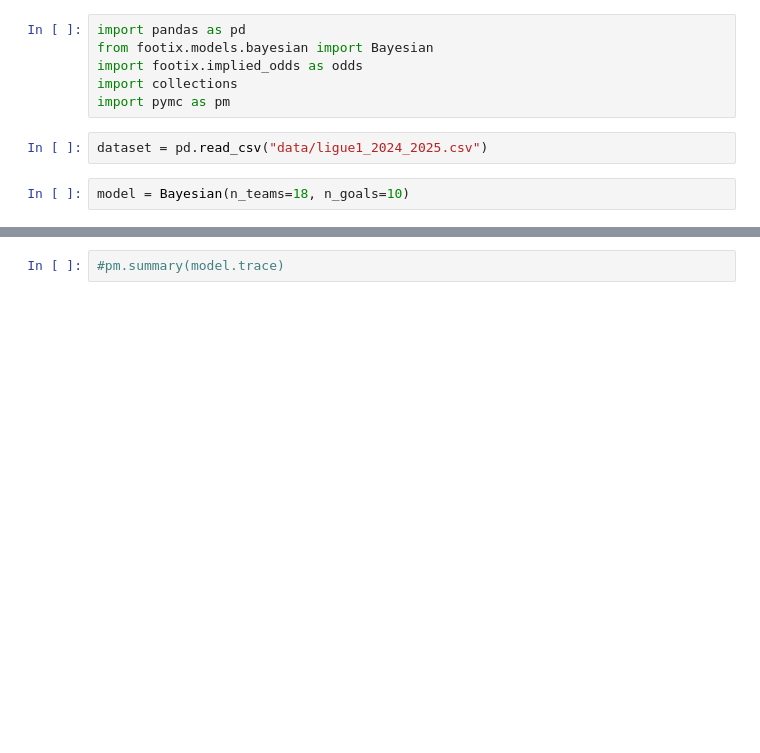
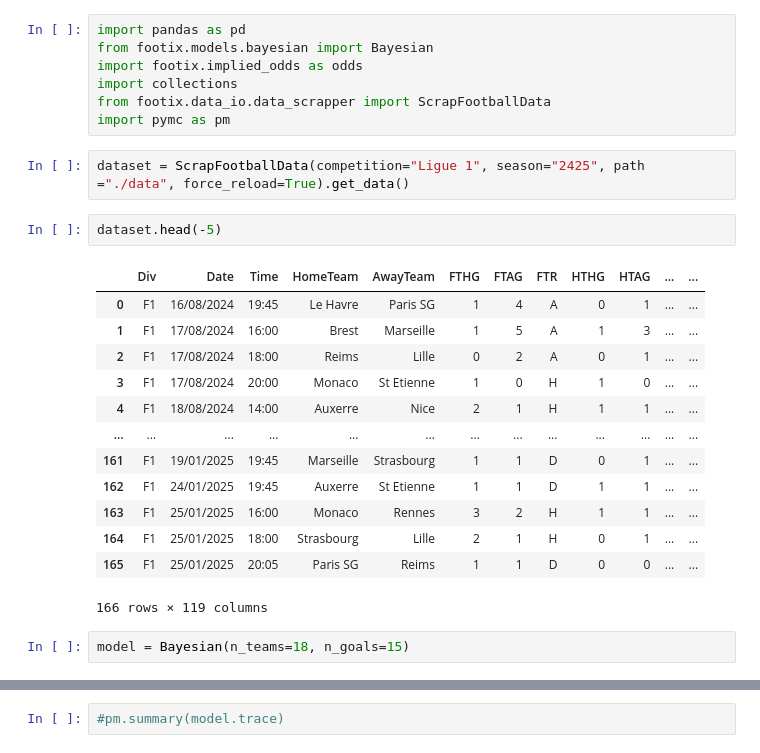
Before and after one commit to SneachChea/footix, a Jupyter notebook: notebooks/test_bayesian.ipynb, the cells around one changed output, grey strips where cells are left out. Saved outputs shown, nothing was run; the diff lists cells and outputs as text; blank space fills up the shorter version.

```diff
--- a/notebooks/test_bayesian.ipynb
+++ b/notebooks/test_bayesian.ipynb
@@ -3,11 +3,28 @@ import pandas as pd
 from footix.models.bayesian import Bayesian
 import footix.implied_odds as odds
 import collections
+from footix.data_io.data_scrapper import ScrapFootballData
 import pymc as pm
-# %%
-dataset = pd.read_csv("data/ligue1_2024_2025.csv")
+# %%
+dataset = ScrapFootballData(competition="Ligue 1", season="2425", path ="./data", force_reload=True).get_data()
+# %%
+dataset.head(-5)
+# %% [output]
+|  | Div | Date | Time | HomeTeam | AwayTeam | FTHG | FTAG | FTR | HTHG | HTAG | ... | ... |
+| 0 | F1 | 16/08/2024 | 19:45 | Le Havre | Paris SG | 1 | 4 | A | 0 | 1 | ... | ... |
+| 1 | F1 | 17/08/2024 | 16:00 | Brest | Marseille | 1 | 5 | A | 1 | 3 | ... | ... |
+| 2 | F1 | 17/08/2024 | 18:00 | Reims | Lille | 0 | 2 | A | 0 | 1 | ... | ... |
+| 3 | F1 | 17/08/2024 | 20:00 | Monaco | St Etienne | 1 | 0 | H | 1 | 0 | ... | ... |
+| 4 | F1 | 18/08/2024 | 14:00 | Auxerre | Nice | 2 | 1 | H | 1 | 1 | ... | ... |
+| ... | ... | ... | ... | ... | ... | ... | ... | ... | ... | ... | ... | ... |
+| 161 | F1 | 19/01/2025 | 19:45 | Marseille | Strasbourg | 1 | 1 | D | 0 | 1 | ... | ... |
+| 162 | F1 | 24/01/2025 | 19:45 | Auxerre | St Etienne | 1 | 1 | D | 1 | 1 | ... | ... |
+| 163 | F1 | 25/01/2025 | 16:00 | Monaco | Rennes | 3 | 2 | H | 1 | 1 | ... | ... |
+| 164 | F1 | 25/01/2025 | 18:00 | Strasbourg | Lille | 2 | 1 | H | 0 | 1 | ... | ... |
+| 165 | F1 | 25/01/2025 | 20:05 | Paris SG | Reims | 1 | 1 | D | 0 | 0 | ... | ... |
+166 rows × 119 columns
 # %%
-model = Bayesian(n_teams=18, n_goals=10)
+model = Bayesian(n_teams=18, n_goals=15)
 # %%
 model.fit(X_train=dataset)
 # %% [output]
```
Also changed, not shown: parts of 5 cells of this notebook, 2 other files.
